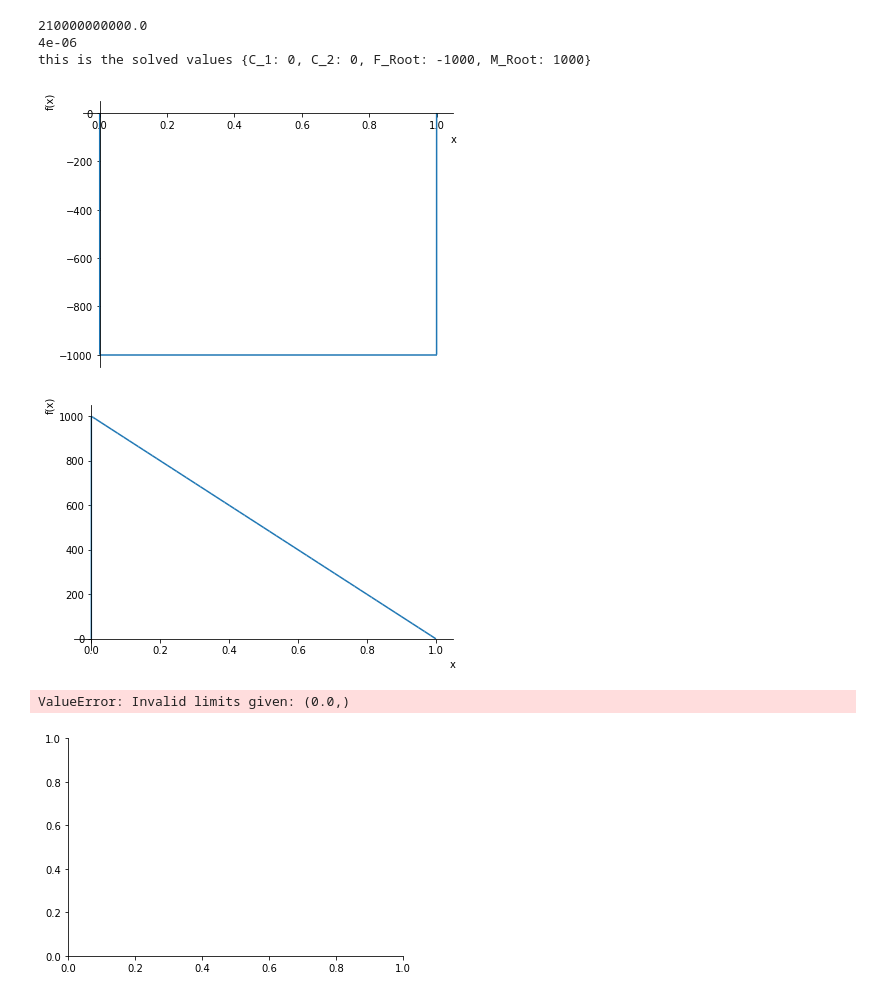
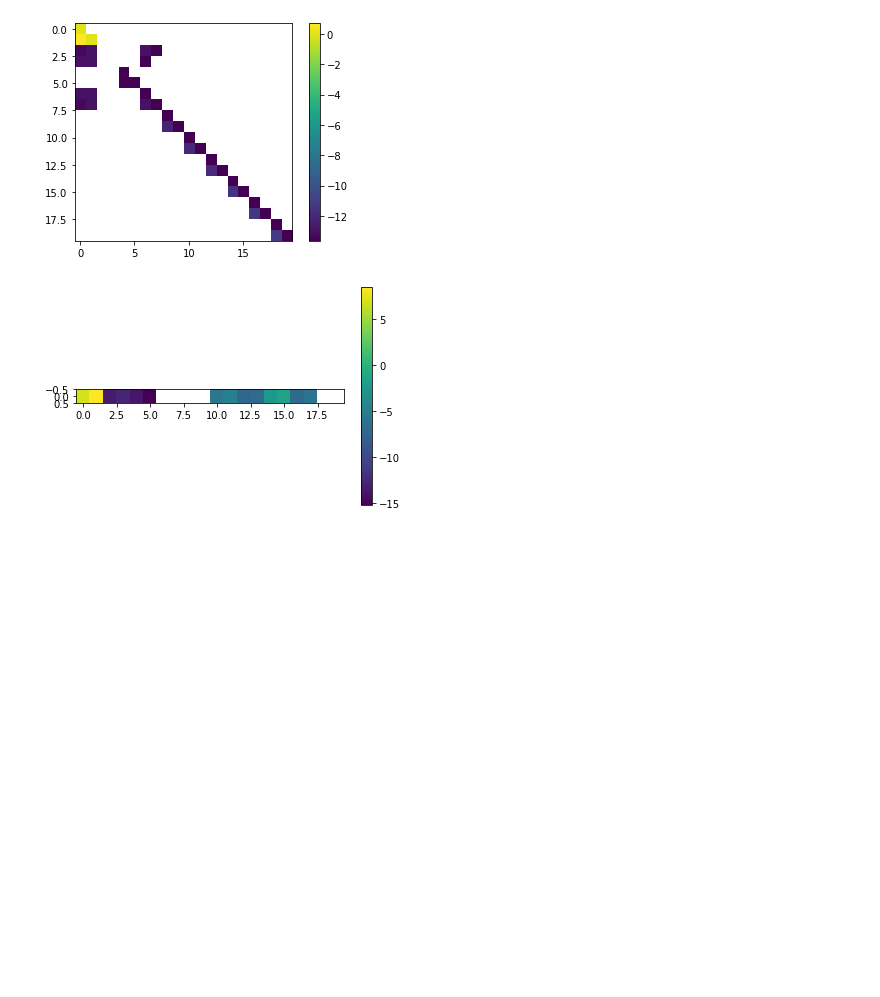
Before and after one commit to Lanzebe/P06-BeamsPython, a Jupyter notebook: BeamTesting.ipynb, the cells around one changed output. Drawn from its saved outputs; the diff is of its cells as text; code cells hidden in the pictures; blank space fills up the shorter version.

```diff
--- a/BeamTesting.ipynb
+++ b/BeamTesting.ipynb
@@ -3,20 +4,25 @@ from BeamLib import *
 # %%
-Beam1 = Beam(12)
+Beam1 = Beam(X_Start=0,X_End=12)
 
 Lab1 = BeamLab(Beam1)
 Lab1.AddLoadCase('LC1')
 
-Lab1.LoadCases[0].AddForce('F_a', 1000, 12)
-Lab1.LoadCases[0].AddForce('F_b', -2000, 8)
-Lab1.LoadCases[0].AddMoment('M_a', -500, 5)
+
+Lab1.LoadCases['LC1'].AddDistributedLoading('Q_lod1', Magnitudes = [4,5,3,7,8], Positions =[2,4,6,8,10])
+Lab1.LoadCases['LC1'].AddDistributedLoading('Q_lod2', Magnitudes = [-5,-5], Positions =[1,11])
+Lab1.LoadCases['LC1'].AddForce('F_a', 1000, 12)
+Lab1.LoadCases['LC1'].AddForce('F_b', -2000, 8)
+Lab1.LoadCases['LC1'].AddMoment('M_a', -500, 5)
 
 
-Lab1.LoadCases[0].AddFixedSupport('Root', Position = 0)
-Lab1.LoadCases[0].AddPinnedSupport('Tip', Position = 10)
-#Lab1.LoadCases[0].AddVerticalSliderSupport('Center', Position = 6)
-#Lab1.LoadCases[0].AddVerticalSliderSupport('Center', Position = 6.1)
+Lab1.LoadCases['LC1'].AddFixedSupport('Root', Position = 2)
+#Lab1.LoadCases['LC1'].AddPinnedSupport('Tip', Position = 10)
+#Lab1.LoadCases['LC1'].AddVerticalSliderSupport('Center', Position = 6)
+#Lab1.LoadCases['LC1'].AddVerticalSliderSupport('Center', Position = 6.1)
 
 
-#print(Lab1.LoadCases[0])
-Lab1.LoadCases[0].SolveLoadCase()
+print(Lab1.LoadCases['LC1'])
+
+
+Lab1.SolveAll()
 # %% [output]
@@ -30,18 +43,18 @@ this is the solved values {C_1: 0, C_2: 0, F_Root: 948.250000000000, M_Root: -29
-# %%
-
-Beam2 = Beam(1)
-Lab = BeamLab(Beam2)
-
-Beam2.ElasticModulus = 210E9 + sp.sin(Lab.xdim*4*sp.pi)
-Lab.AddLoadCase('LC1')
-Lab.LoadCases[0].AddForce('F_a', 1000, 1)
-Lab.LoadCases[0].AddFixedSupport('Root', Position = 0)
-Lab.LoadCases[0].SolveLoadCase()
-# %% [output]
-210000000000.0
-4e-06
-this is the solved values {C_1: 0, C_2: 0, F_Root: -1000, M_Root: 1000}
-[figure, removed]
-[figure, removed]
-ValueError: Invalid limits given: (0.0,)
-[figure, removed]
+# %%
+
+
+#print(Lab1.LoadCases['LC1'].Matrix)
+#print(Lab1.LoadCases['LC1'].Vector)
+
+plt.figure(1)
+plt.imshow(np.log(Lab1.LoadCases['LC1'].Matrix))
+plt.colorbar()
+plt.show()
+
+plt.figure(2)
+plt.imshow([np.log(Lab1.LoadCases['LC1'].Vector)])
+plt.colorbar()
+plt.show()
+# %% [output]
+[figure, added]
+[figure, added]
```
Also changed, not shown: parts of 3 cells of this notebook, 5 other files.
